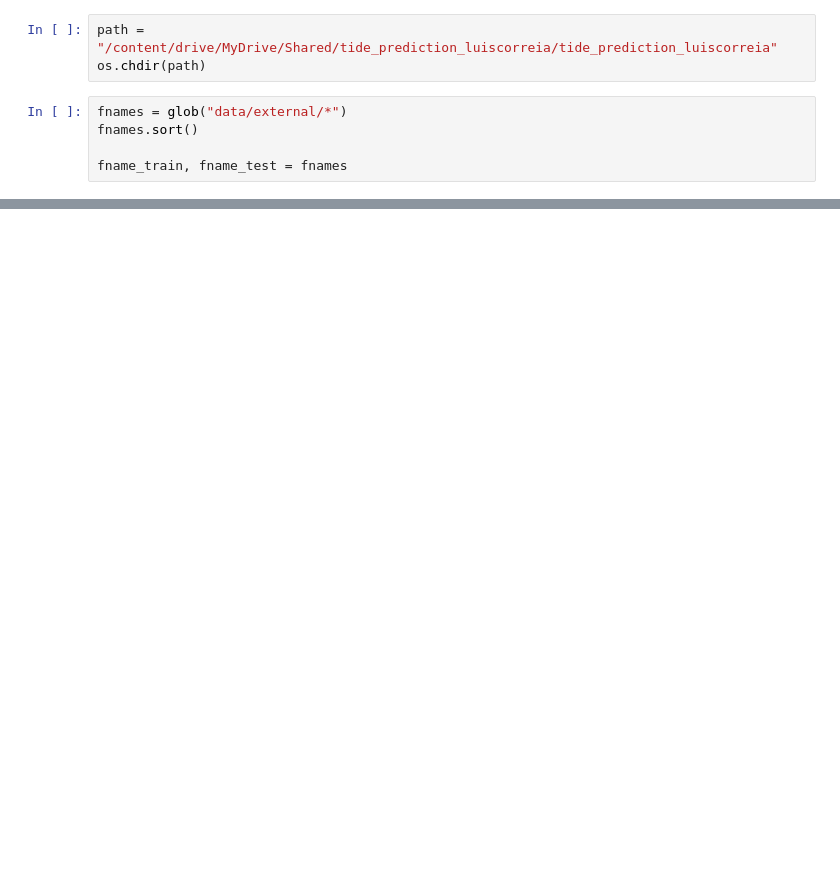
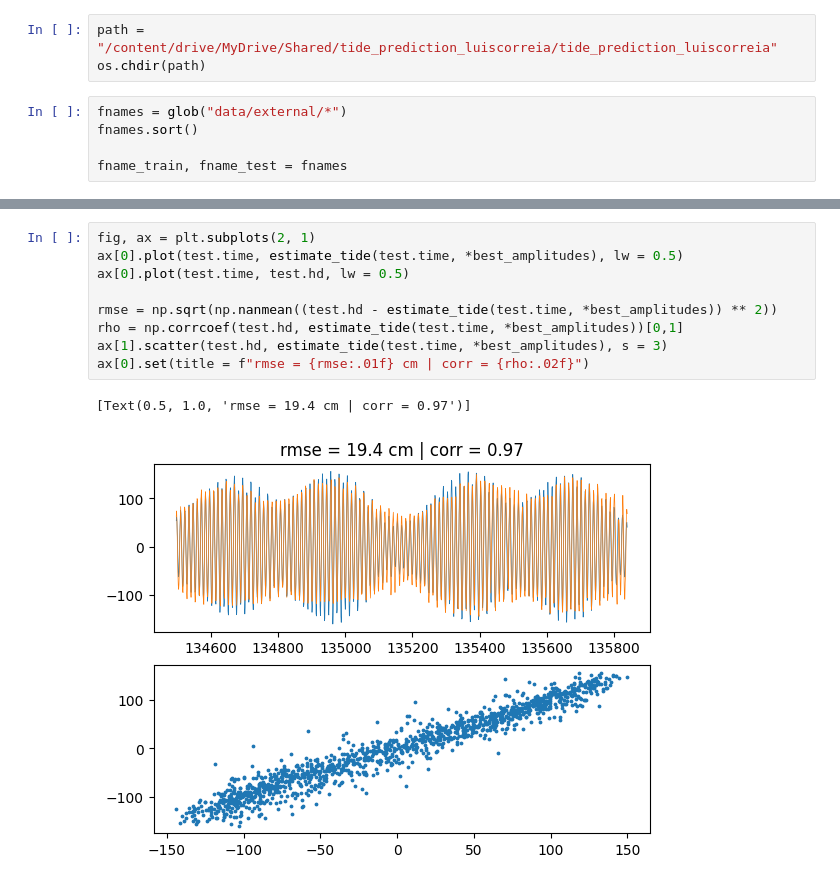
Before and after one commit to iuryt/tide_prediction_luiscorreia, a Jupyter notebook: src/tide_prediction.ipynb, the cells around one changed output, grey strips where cells are left out. Drawn from its saved outputs; the diff is of its cells as text; blank space fills up the shorter version.

```diff
--- a/src/tide_prediction.ipynb
+++ b/src/tide_prediction.ipynb
@@ -185,0 +115,12 @@ var(prediction)/var(data) (%) = 100.0
+# %%
+fig, ax = plt.subplots(2, 1)
+ax[0].plot(test.time, estimate_tide(test.time, *best_amplitudes), lw = 0.5)
+ax[0].plot(test.time, test.hd, lw = 0.5)
+
+rmse = np.sqrt(np.nanmean((test.hd - estimate_tide(test.time, *best_amplitudes)) ** 2))
+rho = np.corrcoef(test.hd, estimate_tide(test.time, *best_amplitudes))[0,1]
+ax[1].scatter(test.hd, estimate_tide(test.time, *best_amplitudes), s = 3)
+ax[0].set(title = f"rmse = {rmse:.01f} cm | corr = {rho:.02f}")
+# %% [output]
+[Text(0.5, 1.0, 'rmse = 19.4 cm | corr = 0.97')]
+[figure, added]
```
Also changed, not shown: parts of 20 cells of this notebook.
